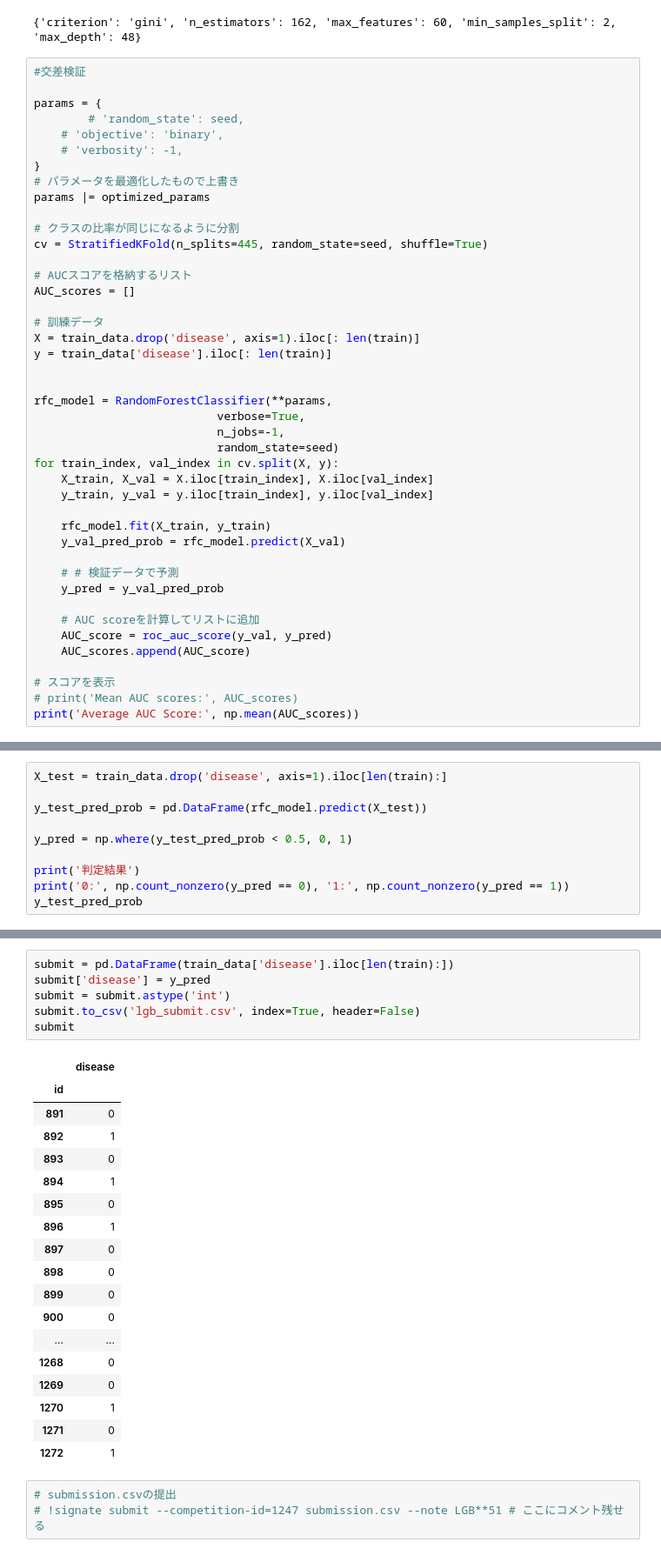
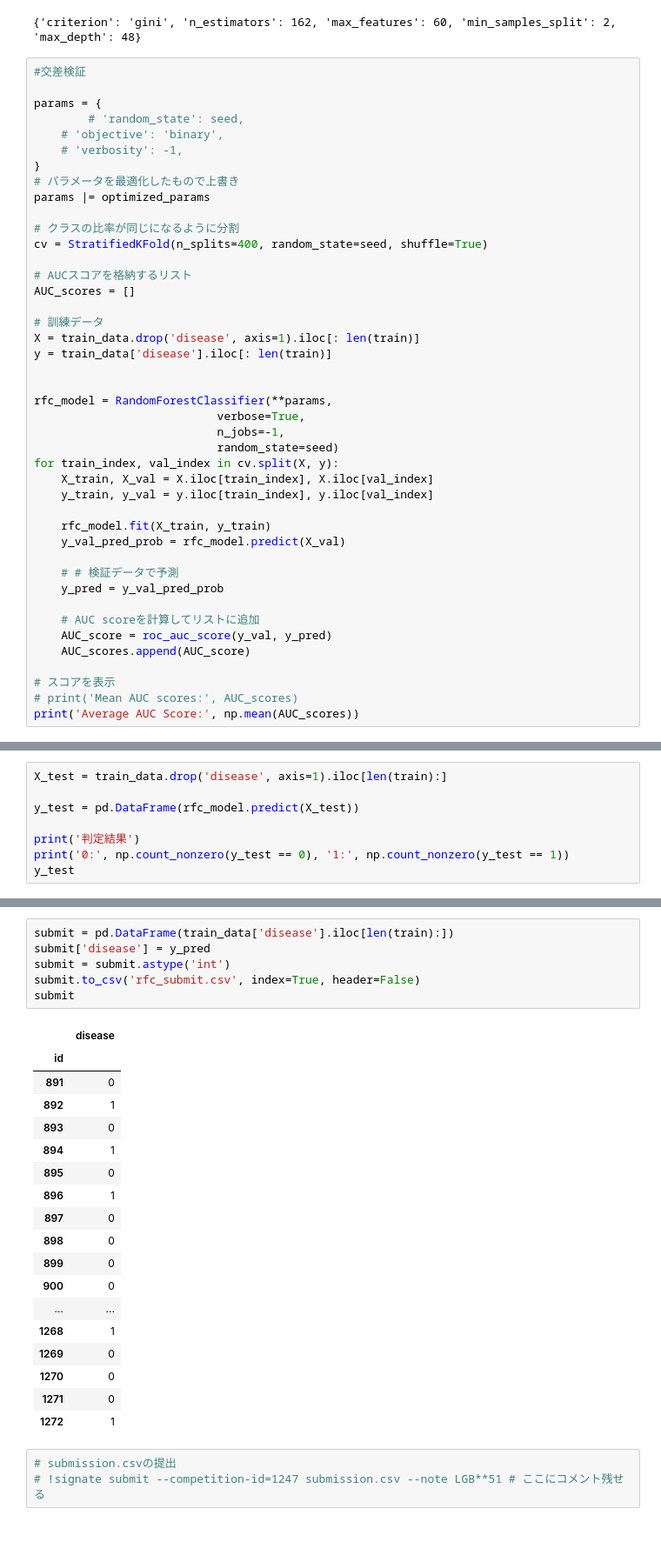
Before and after one commit to MiUPa/docker_book, a Jupyter notebook: SIGNATE_265/model_choice.ipynb, the cells around one changed output, grey strips where cells are left out. Shown at 87% size. Saved outputs shown, nothing was run; the diff lists cells and outputs as text.

```diff
--- a/SIGNATE_265/model_choice.ipynb
+++ b/SIGNATE_265/model_choice.ipynb
@@ -274,7 +274,7 @@ params = {
 params |= optimized_params
 
 # クラスの比率が同じになるように分割
-cv = StratifiedKFold(n_splits=445, random_state=seed, shuffle=True)
+cv = StratifiedKFold(n_splits=400, random_state=seed, shuffle=True)
 
 # AUCスコアを格納するリスト
 AUC_scores = []
@@ -326,12 +331,10 @@ print('Average AUC Score:', np.mean(AUC_scores))
 # %%
 X_test = train_data.drop('disease', axis=1).iloc[len(train):]
 
-y_test_pred_prob = pd.DataFrame(rfc_model.predict(X_test))
-
-y_pred = np.where(y_test_pred_prob < 0.5, 0, 1)
+y_test = pd.DataFrame(rfc_model.predict(X_test))
 
 print('判定結果')
-print('0:', np.count_nonzero(y_pred == 0), '1:', np.count_nonzero(y_pred == 1))
-y_test_pred_prob
+print('0:', np.count_nonzero(y_test == 0), '1:', np.count_nonzero(y_test == 1))
+y_test
 # %% [output]
 判定結果
@@ -361,26 +362,26 @@ lgb.plot_importance(lgb_model_first)
 # %%
 submit = pd.DataFrame(train_data['disease'].iloc[len(train):])
 submit['disease'] = y_pred
 submit = submit.astype('int')
-submit.to_csv('lgb_submit.csv', index=True, header=False)
+submit.to_csv('rfc_submit.csv', index=True, header=False)
 submit
 # %% [output]
 |  | disease |
 | id |  |
 | 891 | 0 |
 | 892 | 1 |
 | 893 | 0 |
 | 894 | 1 |
 | 895 | 0 |
 | 896 | 1 |
 | 897 | 0 |
 | 898 | 0 |
 | 899 | 0 |
 | 900 | 0 |
 | ... | ... |
-| 1268 | 0 |
+| 1268 | 1 |
 | 1269 | 0 |
-| 1270 | 1 |
+| 1270 | 0 |
 | 1271 | 0 |
 | 1272 | 1 |
 # %%
```
Also changed, not shown: parts of 3 cells of this notebook.
